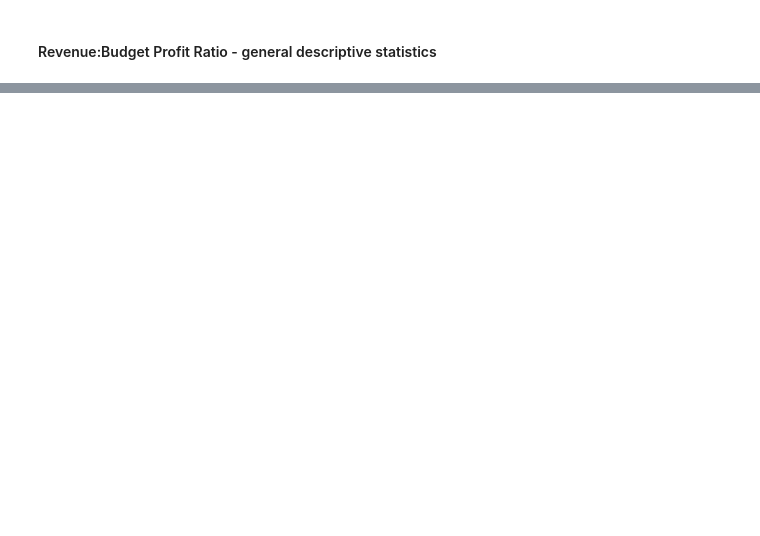
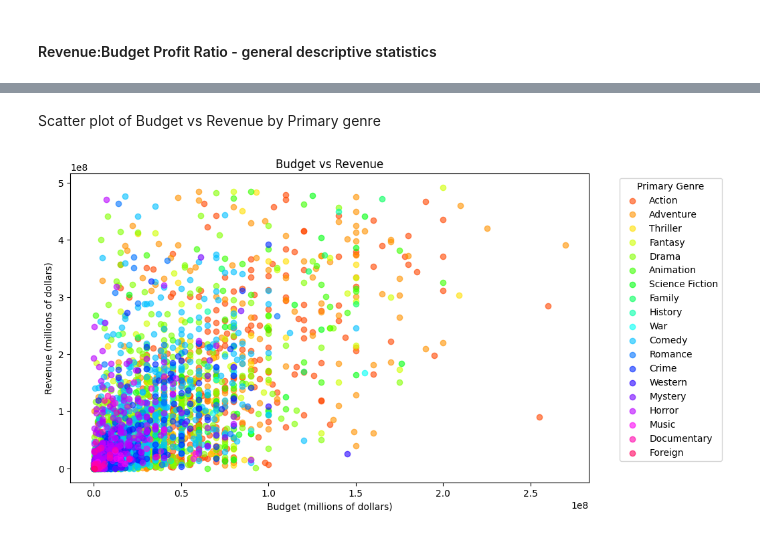
Before and after one commit to AlexMarchini/AAI-500-box-office, a Jupyter notebook: notebooks/box-office-revenue.ipynb, the cells around one changed output, grey strips where cells are left out. Drawn from its saved outputs; the diff is of its cells as text; code cells hidden in the pictures; blank space fills up the shorter version.

```diff
--- a/notebooks/box-office-revenue.ipynb
+++ b/notebooks/box-office-revenue.ipynb
@@ -118 +148,22 @@ all_movies_data[['profit_ratio']].describe().style.format("{:,.2f}")
 | max | 8,500,000.00 |
+# %% [markdown]
+Scatter plot of Budget vs Revenue by Primary genre
+# %%
+# Create a color palette
+unique_genres = all_movies_data['primary_genre'].unique()
+genre_palette = sns.color_palette('hsv', len(unique_genres))
+genre_color_map = dict(zip(unique_genres, genre_palette))
+
+# Create a scatter plot of budget vs revenue by genre
+plt.figure(figsize=(10, 6))
+for genre in unique_genres:
+    subset = all_movies_data[all_movies_data['primary_genre'] == genre]
+    plt.scatter(subset['budget'], subset['revenue'], label=genre, color=genre_color_map[genre], alpha=0.6)
+plt.title('Budget vs Revenue')
+plt.xlabel('Budget (millions of dollars)')
+plt.ylabel('Revenue (millions of dollars)')
+plt.legend(title='Primary Genre', bbox_to_anchor=(1.05, 1), loc='upper left')
+
+plt.show()
+# %% [output]
+[figure, added]
```
Also changed, not shown: parts of 14 cells of this notebook.
